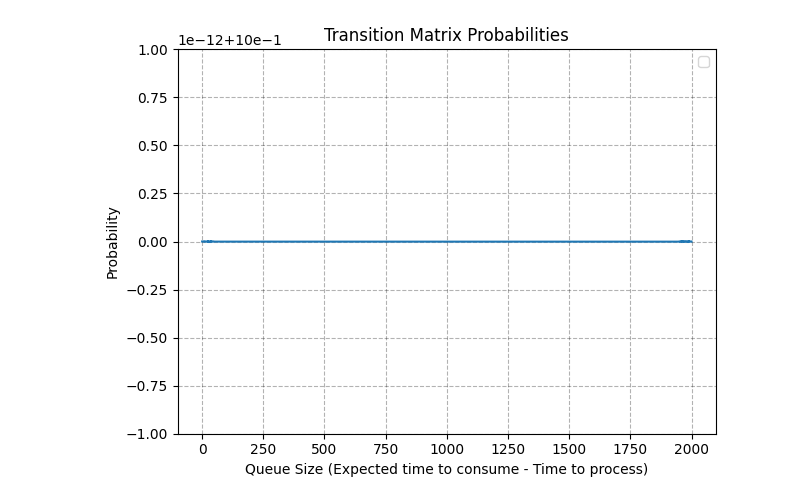
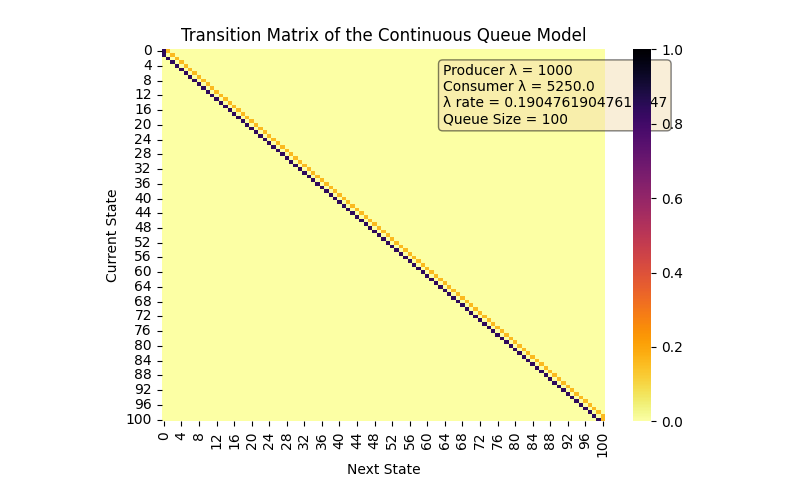
Before and after one commit to lucasbanunes/CPS767-monte-carlo-algorithms, a Jupyter notebook: project/finite_markov_chain.ipynb, the cells around one changed output. Drawn from its saved outputs; the diff is of its cells as text; code cells hidden in the pictures.

```diff
--- a/project/finite_markov_chain.ipynb
+++ b/project/finite_markov_chain.ipynb
@@ -78,6 +80,7 @@ def get_transition_matrix(
 # %%
-transition_matrix = get_transition_matrix(
+queue_model = TimeContinuousMarkovChainQueueModel(
     producer_lambda=producer_lambda,
     consumer_lambda=consumer_lambda,
-    queue_size=queue_size
+    size=queue_size,
+    time_step=discrete_time_step
 )
@@ -126,16 +87,26 @@ fig.tight_layout()
-# %%
-probabilities = transition_matrix.sum(axis=1)
-fig, ax = plt.subplots()
-x = np.arange(len(probabilities))
-ax.grid(alpha=.3, color='k', linestyle='--')
-ax.plot(x, probabilities)
-ax.legend()
-ax.set(
-    title='Transition Matrix Probabilities',
-    xlabel='Queue Size (Expected time to consume - Time to process)',
-    ylabel='Probability',
-    ylim=(1-1e-12, 1+1e-12),
-)
-fig.tight_layout()
-# %% [output]
-[figure, removed]
+# %%
+fig, ax = plt.subplots()
+sns.heatmap(queue_model.transition_matrix,
+            annot=False,
+            cmap='inferno_r',
+            fmt=".2f",
+            ax=ax,
+            vmin=0, vmax=1)
+ax.set_title('Transition Matrix of the Continuous Queue Model')
+textstr = (
+    f'Producer λ = {producer_lambda}\n'
+    f'Consumer λ = {consumer_lambda}\n'
+    f'λ rate = {queue_model.lambda_rate}\n'
+    f'Queue Size = {queue_size}'
+)
+ax.text(64, 4,
+        textstr,
+        verticalalignment='top',
+        bbox=dict(
+            boxstyle='round', facecolor='wheat', alpha=0.5
+        ))
+ax.set_ylabel('Current State')
+ax.set_xlabel('Next State')
+fig.tight_layout()
+# %% [output]
+[figure, added]
```
Also changed, not shown: parts of 16 cells of this notebook, 4 other files.
